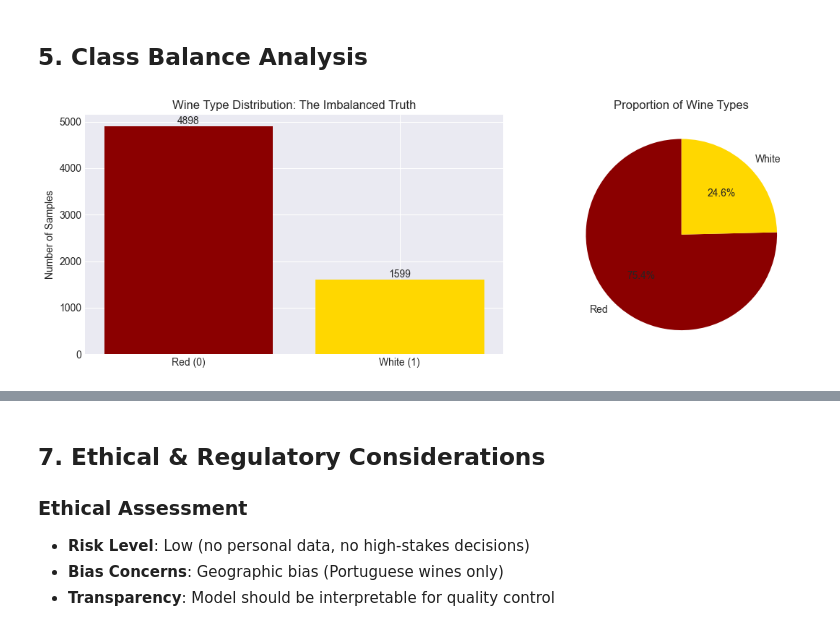
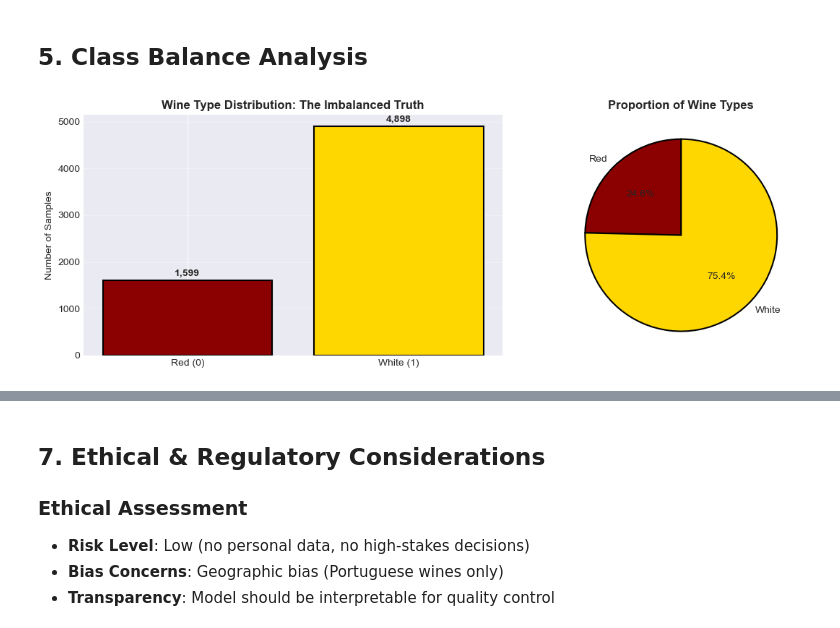
Before and after one commit to antropovanikolitf/Classification-project, a Jupyter notebook: notebooks/01_problem_framing.ipynb, the cells around one changed output, grey strips where cells are left out. Saved outputs shown, nothing was run; the diff lists cells and outputs as text; code cells hidden in the pictures.

```diff
--- a/notebooks/01_problem_framing.ipynb
+++ b/notebooks/01_problem_framing.ipynb
@@ -168,26 +177,33 @@ comparison.round(3)
 # %% [markdown]
 ## 5. Class Balance Analysis
 # %%
-# Visualize class distribution
 fig, (ax1, ax2) = plt.subplots(1, 2, figsize=(12, 4))
 
-# Bar plot
-wine_counts = wine_data['wine_type'].value_counts()
-ax1.bar(['Red (0)', 'White (1)'], wine_counts.values, color=['darkred', 'gold'])
-ax1.set_title('Wine Type Distribution: The Imbalanced Truth')
-ax1.set_ylabel('Number of Samples')
-for i, v in enumerate(wine_counts.values):
-    ax1.text(i, v + 50, str(v), ha='center')
+# Counts
+wine_counts = wine_data["wine_type"].value_counts().sort_index()  # 0=red, 1=white
+labels = ["Red (0)", "White (1)"]
+colors = ["#8B0000", "#FFD700"]  # Dark red and gold
 
-# Pie chart
-ax2.pie(wine_counts.values, labels=['Red', 'White'], autopct='%1.1f%%',
-        colors=['darkred', 'gold'], startangle=90)
-ax2.set_title('Proportion of Wine Types')
+# Bar chart (absolute counts)
+bars = ax1.bar(labels, wine_counts.values, color=colors, edgecolor='black', linewidth=1.5)
+ax1.set_title("Wine Type Distribution: The Imbalanced Truth", fontweight='bold')
+ax1.set_ylabel("Number of Samples")
+for b, v in zip(bars, wine_counts.values):
+    ax1.text(b.get_x() + b.get_width()/2, v + 50, f"{v:,}", ha="center", va="bottom", fontweight='bold')
+ax1.grid(True, axis='y', alpha=0.3)
+
+# Pie chart (proportions)
+ax2.pie(
+    wine_counts.values,
+    labels=["Red", "White"],
+    colors=colors,
+    autopct="%1.1f%%",
+    startangle=90,
+    wedgeprops={'edgecolor': 'black', 'linewidth': 1.5}
+)
+ax2.set_title("Proportion of Wine Types", fontweight='bold')
 
 plt.tight_layout()
 plt.show()
-
-# The dataset shows moderate class imbalance with white wines being ~3x more prevalent.
-# This imbalance should be considered when selecting evaluation metrics and strategies.
 # %% [output]
-[figure, old version]
+[figure, new version]
```
Also changed, not shown: parts of 7 cells of this notebook, 5 other files.
